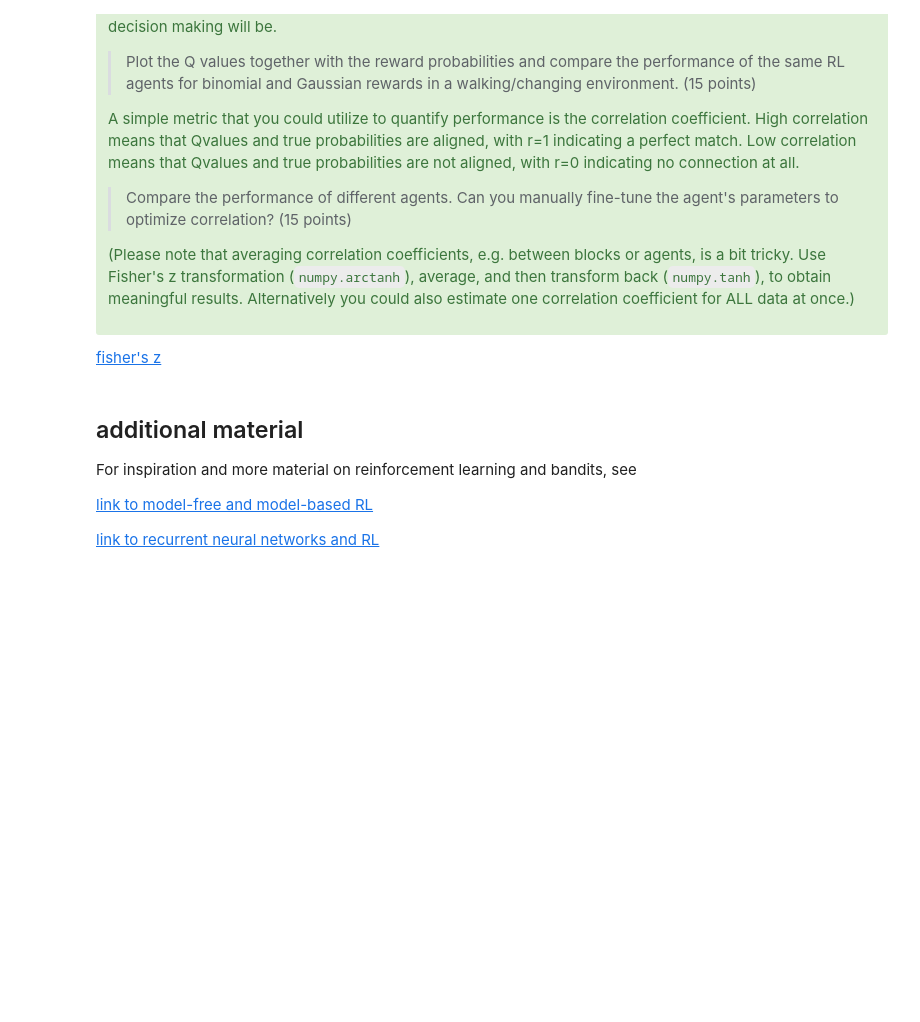
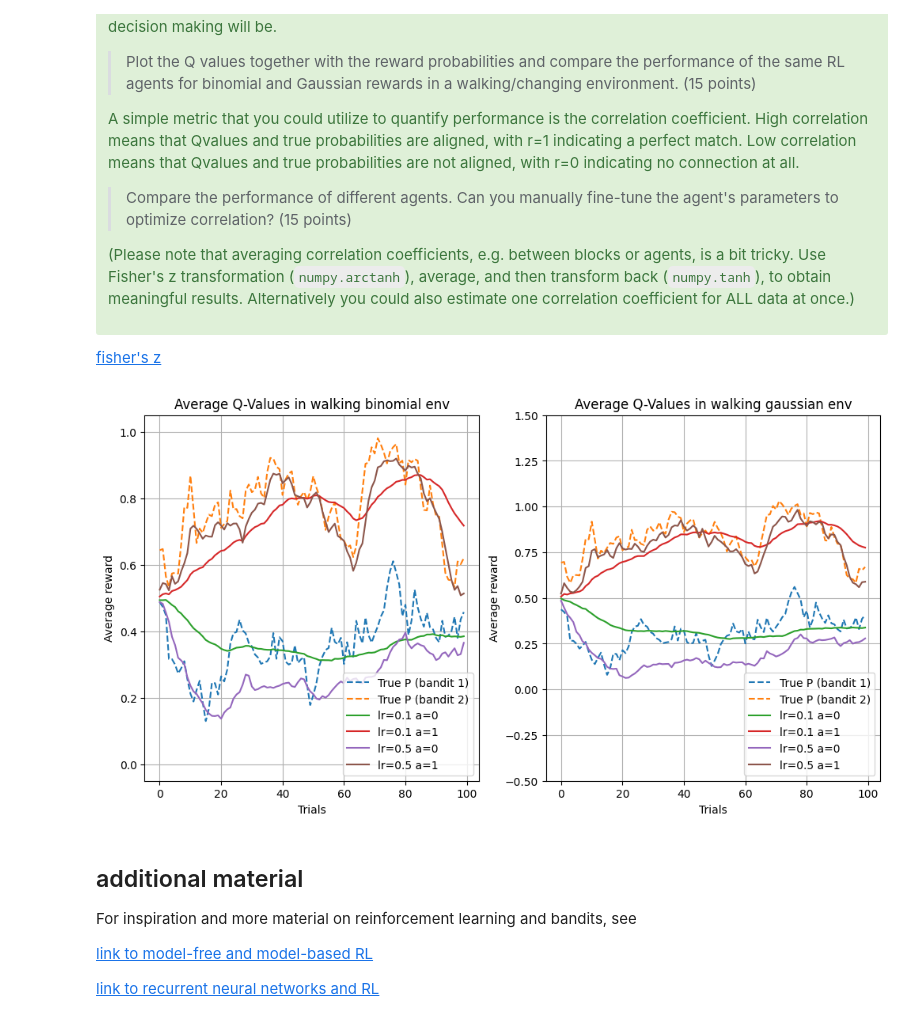
Before and after one commit to LuisKleinwort/CognitiveModellingAssignment2, a Jupyter notebook: CogMod24_bandit_solution.ipynb, the cells around one changed output. Saved outputs shown, nothing was run; the diff lists cells and outputs as text; code cells hidden in the pictures; blank space fills up the shorter version.

```diff
--- a/CogMod24_bandit_solution.ipynb
+++ b/CogMod24_bandit_solution.ipynb
@@ -800,6 +853,60 @@ A simple metric that you could utilize to quantify performance is the correlatio
 </div>
 
 [fisher's z](https://en.wikipedia.org/wiki/Fisher_transformation)<br>
+# %%
+def assignment3():
+    fig, axes = plt.subplots(1, 2, figsize=(12, 6))
+
+    lrs = [0.1, 0.5]
+
+    agents = lambda: [SoftmaxAgent(learning_rate=lr) for lr in lrs]
+
+    np.random.seed(11)
+
+    ax = axes[0]
+    starting_p = 0.4
+    walking_p = [starting_p := np.clip(starting_p + noise(), 0, 1) for _ in range(n_trials)]
+    starting_p2 = 0.6
+    walking_p2 = [starting_p2 := np.clip(starting_p2 + noise(), 0, 1) for _ in range(n_trials)]
+    averages, q = agents_full_routine(
+        n_repetitions,
+        np.array([walking_p, walking_p2]),
+        agents_gen=agents
+    )
+    plot_two_armed(ax, walking_p, walking_p2, [q[i,:,a] for i in range(q.shape[0]) for a in range(q.shape[2])],
+               'Average Q-Values in walking binomial env',
+               'Average reward',
+               [-0.05, 1.05],
+               agent_names=[f"lr={lrs[i]} a={a}" for i in range(q.shape[0]) for a in range(q.shape[2])])
+
+
+    np.random.seed(11)
+
+    ax = axes[1]
+    starting_mean = 0.35 ; fixed_deviation = 0.5
+    walking_mean = [starting_mean := np.clip(starting_mean + noise(), -3, 3) for _ in range(n_trials)]
+    starting_mean2 = 0.65
+    walking_mean2 = [starting_mean2 := np.clip(starting_mean2 + noise(), -3, 3) for _ in range(n_trials)]
+    averages, q = agents_full_routine(
+        n_repetitions,
+        np.array([walking_mean, walking_mean2]),
+        fixed_deviation,
+        agents_gen=agents
+    )
+    plot_two_armed(ax, walking_mean, walking_mean2, [q[i,:,a] for i in range(q.shape[0]) for a in range(q.shape[2])],
+                   'Average Q-Values in walking gaussian env',
+                   'Average reward',
+                   [-0.5, 1.5],
+                   agent_names=[f"lr={lrs[i]} a={a}" for i in range(q.shape[0]) for a in range(q.shape[2])])
+
+    plt.savefig("assignment3.png")
+
+    plt.show()
+
+
+assignment3()
+# %% [output]
+[figure, added]
 # %% [markdown]
 ## additional material
 
```
Also changed, not shown: parts of 13 cells of this notebook.
